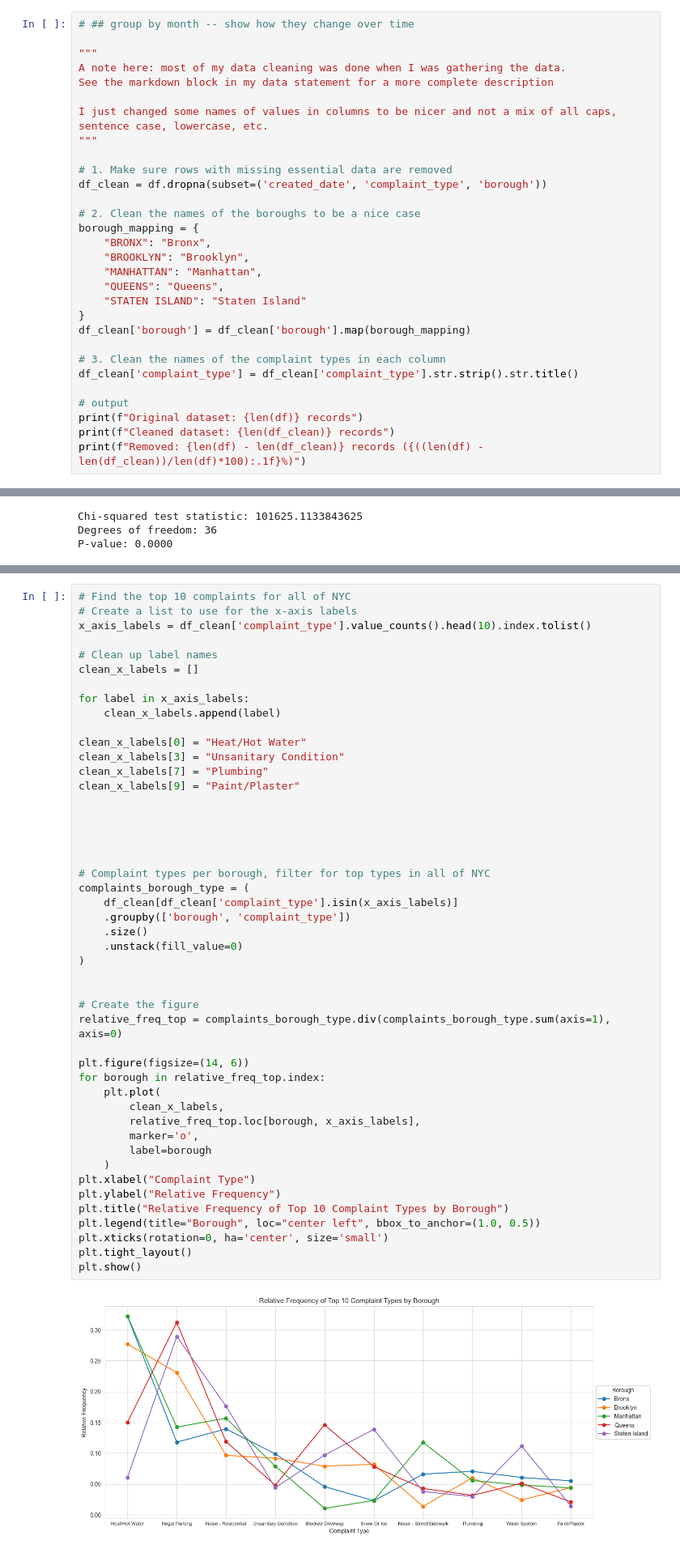
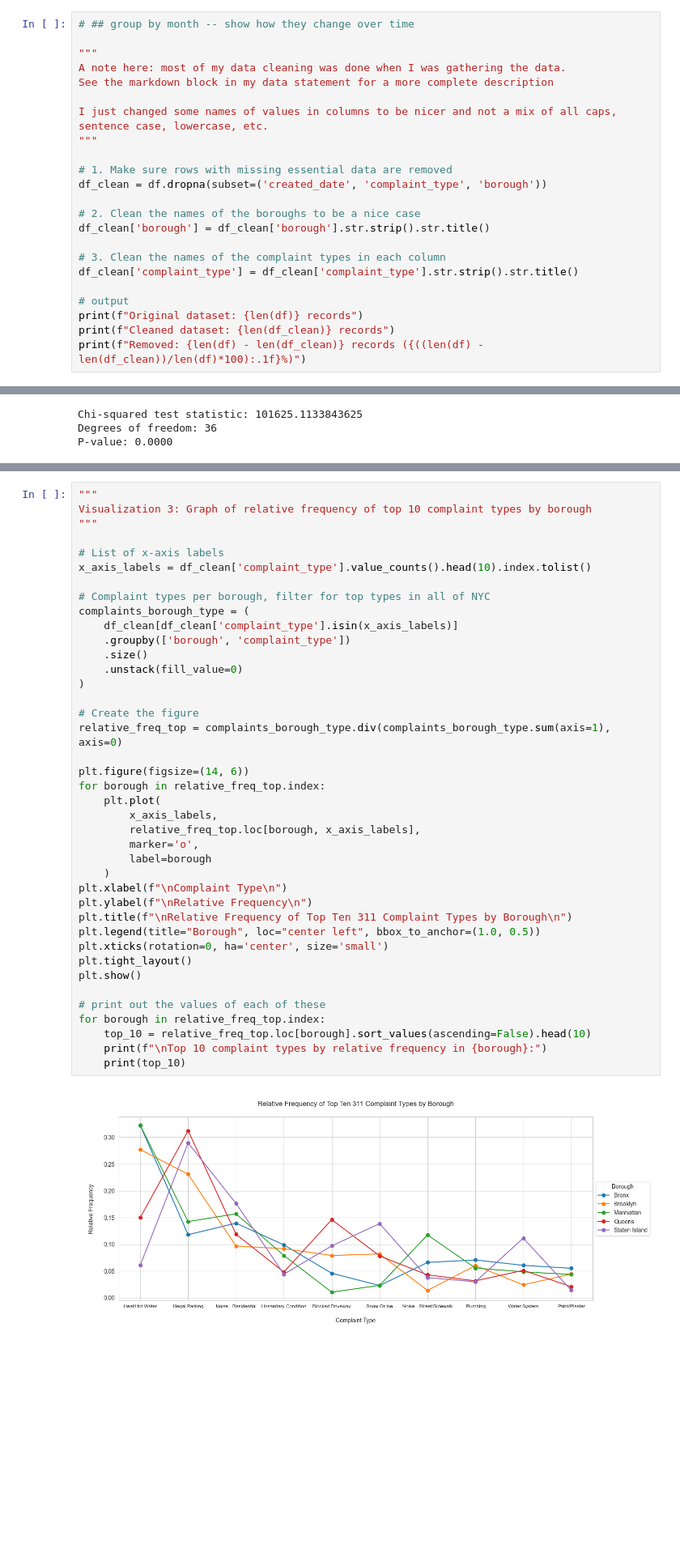
Before and after one commit to npisar/SI313-homework, a Jupyter notebook: module assignments/pisarczyk_Readymade Data Assignment.ipynb, the cells around one changed output, grey strips where cells are left out. Shown at 81% size. Cells and saved outputs as stored; diff of their text form; blank space fills up the shorter version.

```diff
--- a/module assignments/pisarczyk_Readymade Data Assignment.ipynb
+++ b/module assignments/pisarczyk_Readymade Data Assignment.ipynb
@@ -462,14 +462,7 @@ I just changed some names of values in columns to be nicer and not a mix of all
 df_clean = df.dropna(subset=('created_date', 'complaint_type', 'borough'))
 
 # 2. Clean the names of the boroughs to be a nice case
-borough_mapping = {
-    "BRONX": "Bronx",
-    "BROOKLYN": "Brooklyn",
-    "MANHATTAN": "Manhattan",
-    "QUEENS": "Queens",
-    "STATEN ISLAND": "Staten Island"
-}
-df_clean['borough'] = df_clean['borough'].map(borough_mapping)
+df_clean['borough'] = df_clean['borough'].str.strip().str.title()
 
 # 3. Clean the names of the complaint types in each column
 df_clean['complaint_type'] = df_clean['complaint_type'].str.strip().str.title()
@@ -700,49 +761,42 @@ Interpretation of Visualization 2
 # %%
-# Find the top 10 complaints for all of NYC
-# Create a list to use for the x-axis labels
+"""
+Visualization 3: Graph of relative frequency of top 10 complaint types by borough
+"""
+
+# List of x-axis labels
 x_axis_labels = df_clean['complaint_type'].value_counts().head(10).index.tolist()
-
-# Clean up label names
-clean_x_labels = []
-
-for label in x_axis_labels:
-    clean_x_labels.append(label)
-
-clean_x_labels[0] = "Heat/Hot Water"
-clean_x_labels[3] = "Unsanitary Condition"
-clean_x_labels[7] = "Plumbing"
-clean_x_labels[9] = "Paint/Plaster"
-
-
-
-
 
 # Complaint types per borough, filter for top types in all of NYC
 complaints_borough_type = (
     df_clean[df_clean['complaint_type'].isin(x_axis_labels)]
     .groupby(['borough', 'complaint_type'])
     .size()
     .unstack(fill_value=0)
 )
 
-
 # Create the figure
 relative_freq_top = complaints_borough_type.div(complaints_borough_type.sum(axis=1), axis=0)
 
 plt.figure(figsize=(14, 6))
 for borough in relative_freq_top.index:
     plt.plot(
-        clean_x_labels,
+        x_axis_labels,
         relative_freq_top.loc[borough, x_axis_labels],
         marker='o',
         label=borough
     )
-plt.xlabel("Complaint Type")
-plt.ylabel("Relative Frequency")
-plt.title("Relative Frequency of Top 10 Complaint Types by Borough")
+plt.xlabel(f"\nComplaint Type\n")
+plt.ylabel(f"\nRelative Frequency\n")
+plt.title(f"\nRelative Frequency of Top Ten 311 Complaint Types by Borough\n")
 plt.legend(title="Borough", loc="center left", bbox_to_anchor=(1.0, 0.5))
 plt.xticks(rotation=0, ha='center', size='small')
 plt.tight_layout()
 plt.show()
+
+# print out the values of each of these
+for borough in relative_freq_top.index:
+    top_10 = relative_freq_top.loc[borough].sort_values(ascending=False).head(10)
+    print(f"\nTop 10 complaint types by relative frequency in {borough}:")
+    print(top_10)
 # %% [output]
-[figure, old version]
+[figure, new version]
```
Also changed, not shown: parts of 9 cells of this notebook.
